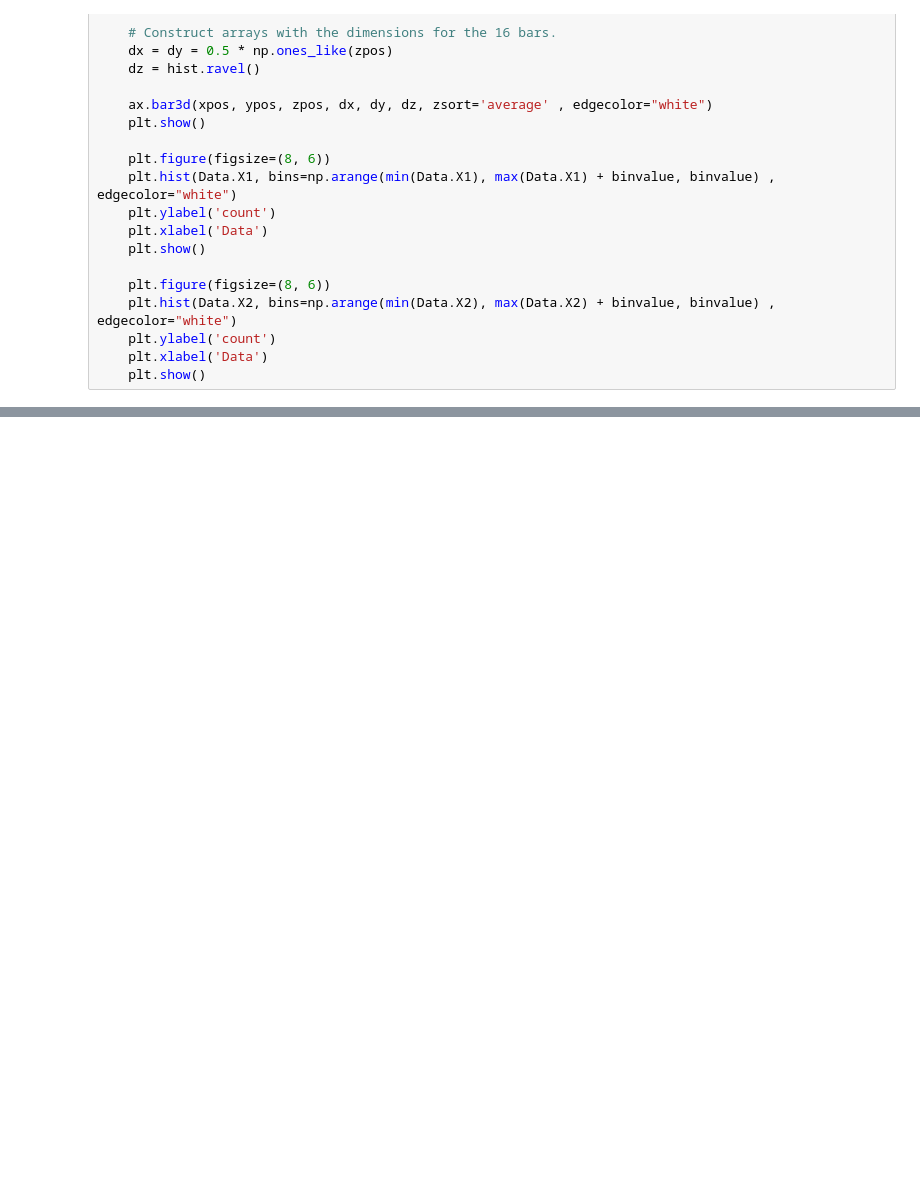
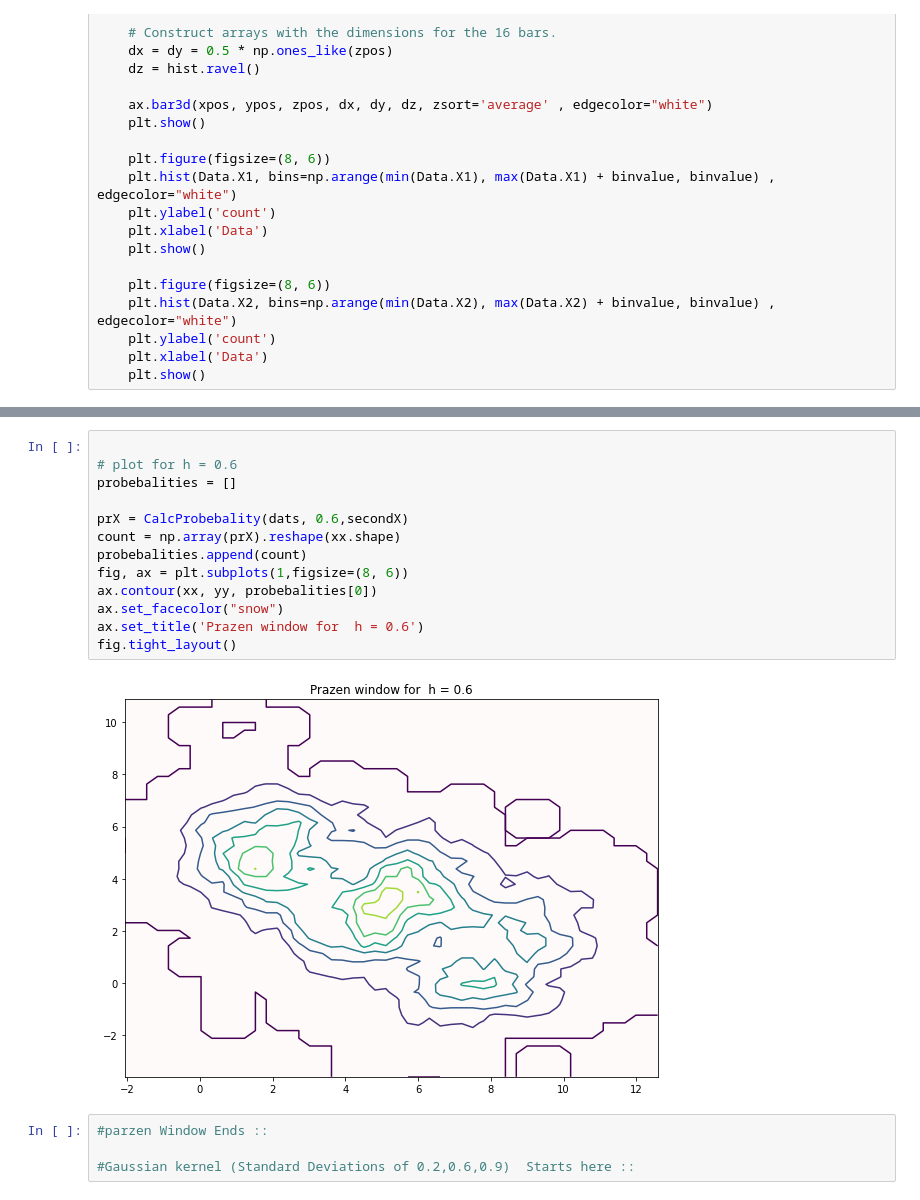
Before and after one commit to saeed77t/AI-Master, a Jupyter notebook: First semester/statical pattern recognition/HomeWork3/NPE.ipynb, the cells around one changed output, grey strips where cells are left out. Drawn from its saved outputs; the diff is of its cells as text; blank space fills up the shorter version.

```diff
--- a/First semester/statical pattern recognition/HomeWork3/NPE.ipynb
+++ b/First semester/statical pattern recognition/HomeWork3/NPE.ipynb
@@ -111,0 +236,19 @@ histogram(Dataset ,0.6)
+# %%
+
+# plot for h = 0.6
+probebalities = []
+
+prX = CalcProbebality(dats, 0.6,secondX)
+count = np.array(prX).reshape(xx.shape)
+probebalities.append(count)
+fig, ax = plt.subplots(1,figsize=(8, 6))
+ax.contour(xx, yy, probebalities[0])
+ax.set_facecolor("snow")
+ax.set_title('Prazen window for  h = 0.6')
+fig.tight_layout()
+# %% [output]
+[figure, added]
+# %%
+#parzen Window Ends ::
+
+#Gaussian kernel (Standard Deviations of 0.2,0.6,0.9)  Starts here ::
```
Also changed, not shown: parts of 26 cells of this notebook, 7 other files.
